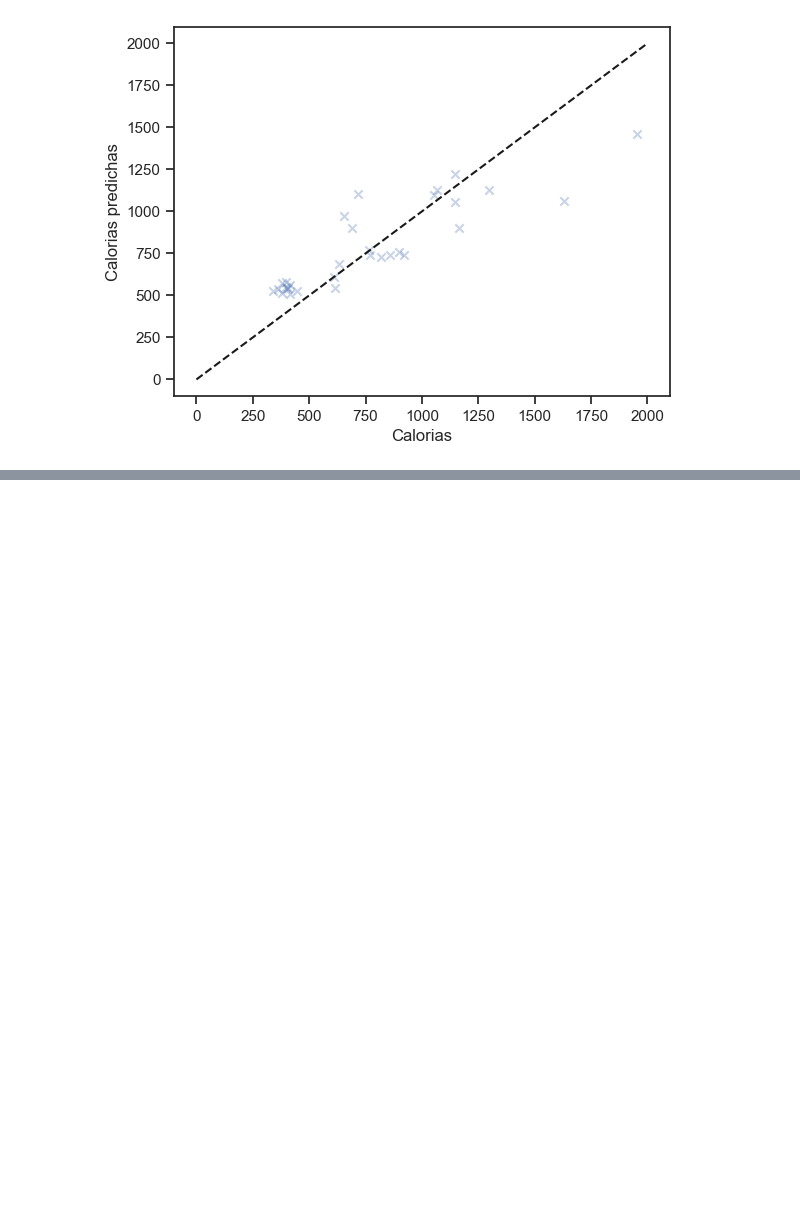
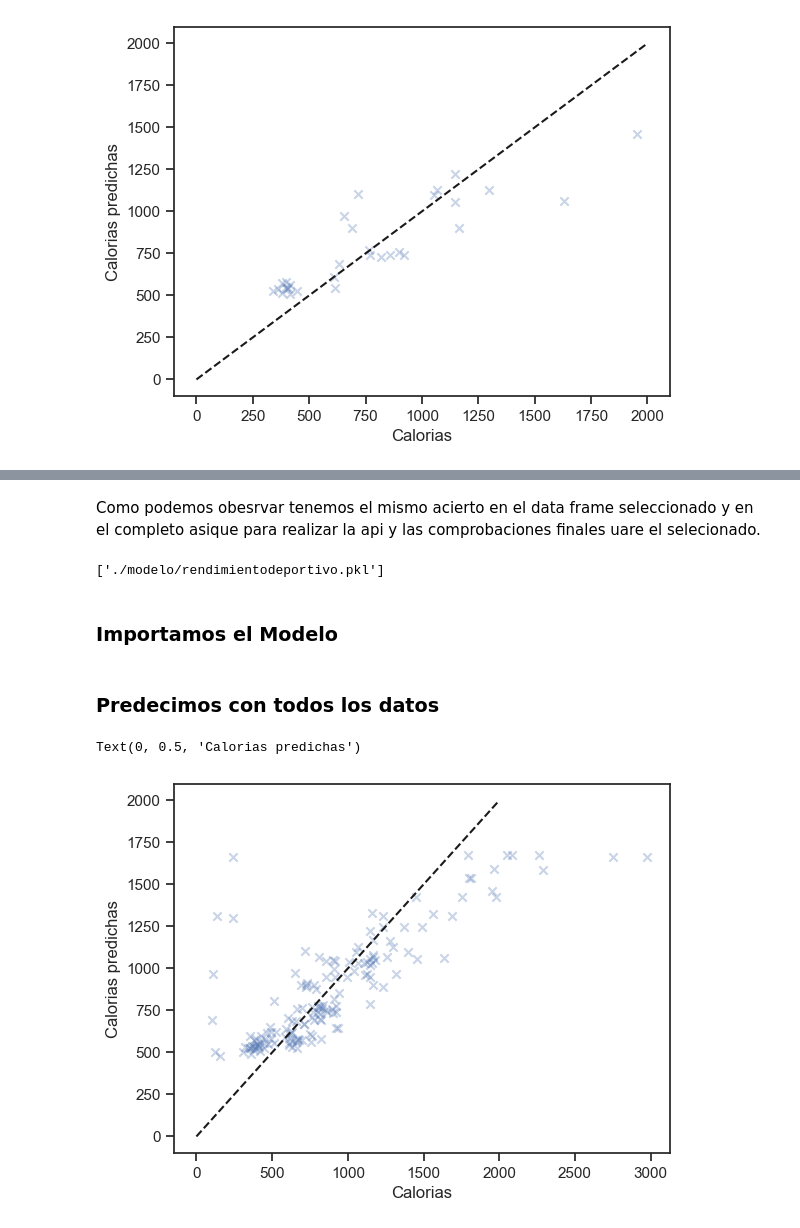
Before and after one commit to IgnacioBarb/Actividad-3.6-Rendimiento-deportivo, a Jupyter notebook: Rendimiento deportivo.ipynb, the cells around one changed output, grey strips where cells are left out. Drawn from its saved outputs; the diff is of its cells as text; code cells hidden in the pictures; blank space fills up the shorter version.

```diff
--- a/Rendimiento deportivo.ipynb
+++ b/Rendimiento deportivo.ipynb
@@ -511,0 +517,8 @@ Text(0, 0.5, 'Calorias predichas')
+# %% [markdown]
+Como podemos obesrvar tenemos el mismo acierto en el data frame seleccionado y en el completo asique para realizar la api y las comprobaciones finales uare el selecionado.
+# %%
+joblib.dump(modelS,'./modelo/rendimientodeportivo.pkl')
+# %% [output]
+['./modelo/rendimientodeportivo.pkl']
+# %% [markdown]
+### Importamos el Modelo
@@ -511,0 +528,15 @@ Text(0, 0.5, 'Calorias predichas')
+# %% [markdown]
+### Predecimos con todos los datos
+# %%
+X_dataS =dataShort.drop('Calorías', axis=1)
+Y_dataS =dataShort['Calorías']
+
+predictF = modelS.predict(X_dataS)
+plt.scatter(Y_dataS, predictF , alpha = 0.3, marker = 'x')
+plt.plot([0, 2000], [0, 2000], "--k")
+plt.axis("tight")
+plt.xlabel("Calorias")
+plt.ylabel("Calorias predichas")
+# %% [output]
+Text(0, 0.5, 'Calorias predichas')
+[figure, added]
```
Also changed, not shown: parts of 7 cells of this notebook, 1 other file.
